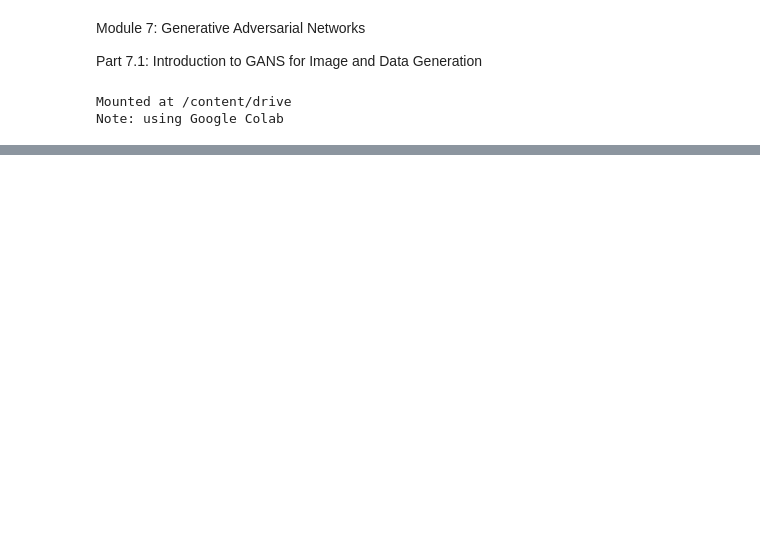
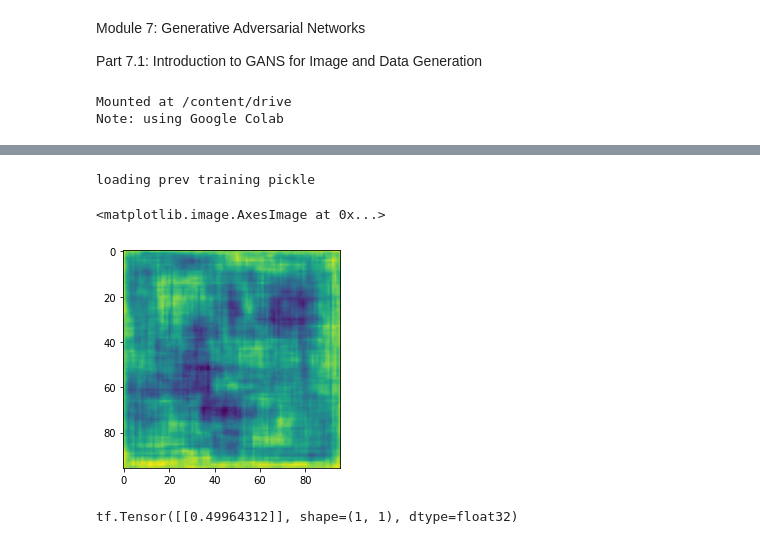
Before and after one commit to kopalgarg/GAN-keras, a Jupyter notebook: GAN_keras.ipynb, the cells around one changed output, grey strips where cells are left out. Drawn from its saved outputs; the diff is of its cells as text; code cells hidden in the pictures; blank space fills up the shorter version.

```diff
--- a/GAN_keras.ipynb
+++ b/GAN_keras.ipynb
@@ -56,0 +59,24 @@ print(f"Will generate {GENERATE_SQUARE}px square images")
+# %%
+# pre-processing
+training_binary_path = os.path.join(DATA_PATH, f'training_data_{GENERATE_SQUARE}_{GENERATE_SQUARE}.npy')
+if not os.path.isfile(training_binary_path):
+  start = time.time()
+  print("Loading training images")
+  training_data = []
+  faces_path = DATA_PATH
+  for filename in tqdm(os.listdir(faces_path)):
+    path = os.path.join(faces_path, filename)
+    image = Image.open(path).resize((GENERATE_SQUARE, GENERATE_SQUARE), Image.ANTIALIAS)
+    training_data.append(np.asarray(image))
+  training_data = np.reshape(training_data, (-1, GENERATE_SQUARE, GENERATE_SQUARE, IMAGE_CHANNELS))
+  training_data = training_data.astype(np.float32)
+  training_data = training_data / 127.5 -1.
+
+  print("saving training image binary")
+  np.save(training_binary_path, training_data)
+  print('Image process time: {time.time()-start}')
+else:
+  print("loading prev training pickle")
+  training_data = np.load(training_binary_path)
+# %% [output]
+loading prev training pickle
@@ -56,0 +86,35 @@ print(f"Will generate {GENERATE_SQUARE}px square images")
+# %%
+# build generator
+def build_generator(seed_size, channels):
+    model = Sequential()
+
+    model.add(Dense(4*4*256,activation="relu",input_dim=seed_size))
+    model.add(Reshape((4,4,256)))
+
+    model.add(UpSampling2D())
+    model.add(Conv2D(256,kernel_size=3,padding="same"))
+    model.add(BatchNormalization(momentum=0.8))
+    model.add(Activation("relu"))
+
+    model.add(UpSampling2D())
+    model.add(Conv2D(256,kernel_size=3,padding="same"))
+    model.add(BatchNormalization(momentum=0.8))
+    model.add(Activation("relu"))
+
+    # Output resolution, additional upsampling
+    model.add(UpSampling2D())
+    model.add(Conv2D(128,kernel_size=3,padding="same"))
+    model.add(BatchNormalization(momentum=0.8))
+    model.add(Activation("relu"))
+
+    if GENERATE_RES>1:
+      model.add(UpSampling2D(size=(GENERATE_RES,GENERATE_RES)))
+      model.add(Conv2D(128,kernel_size=3,padding="same"))
+      model.add(BatchNormalization(momentum=0.8))
+      model.add(Activation("relu"))
+
+    # Final CNN layer
+    model.add(Conv2D(channels,kernel_size=3,padding="same"))
+    model.add(Activation("tanh"))
+
+    return model
@@ -56,0 +184,18 @@ print(f"Will generate {GENERATE_SQUARE}px square images")
+# %%
+generator = build_generator(SEED_SIZE, IMAGE_CHANNELS)
+
+noise = tf.random.normal([1, SEED_SIZE])
+generated_image = generator(noise, training=False)
+
+plt.imshow(generated_image[0, :, :, 0])
+# %% [output]
+<matplotlib.image.AxesImage at 0x...>
+[figure, added]
+# %%
+image_shape = (GENERATE_SQUARE,GENERATE_SQUARE,IMAGE_CHANNELS)
+
+discriminator = build_discriminator(image_shape)
+decision = discriminator(generated_image)
+print (decision)
+# %% [output]
+tf.Tensor([[0.49964312]], shape=(1, 1), dtype=float32)
```
Also changed, not shown: parts of 10 cells of this notebook.
